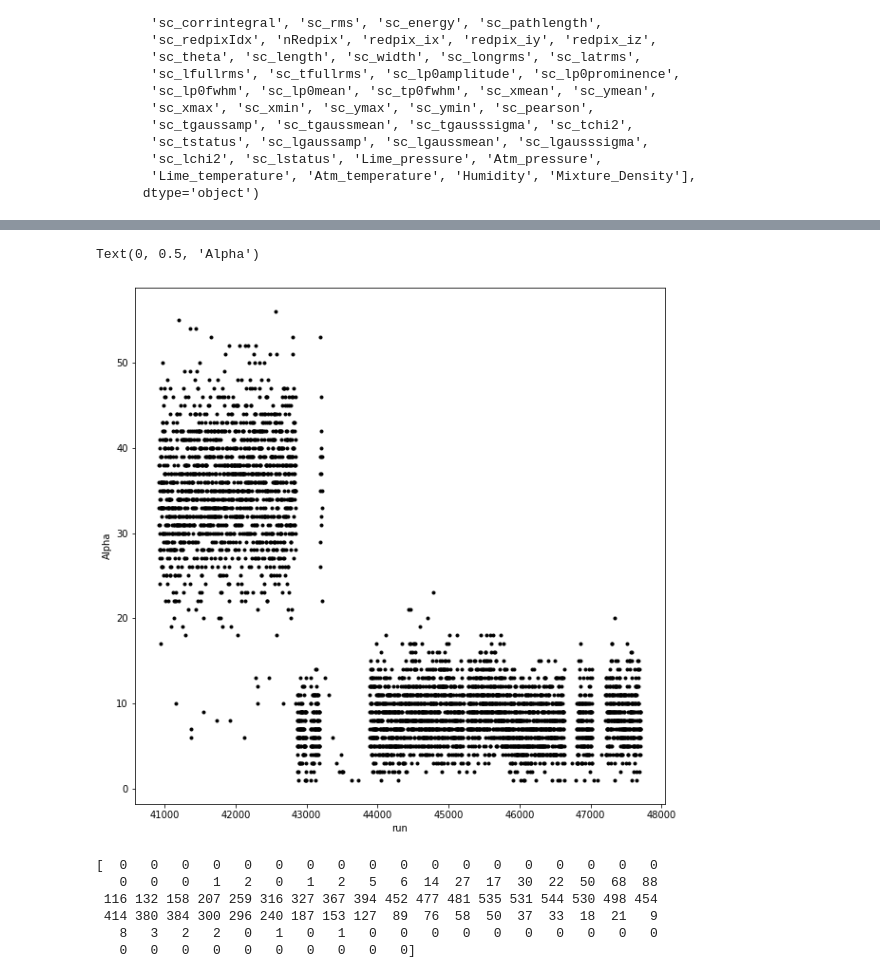
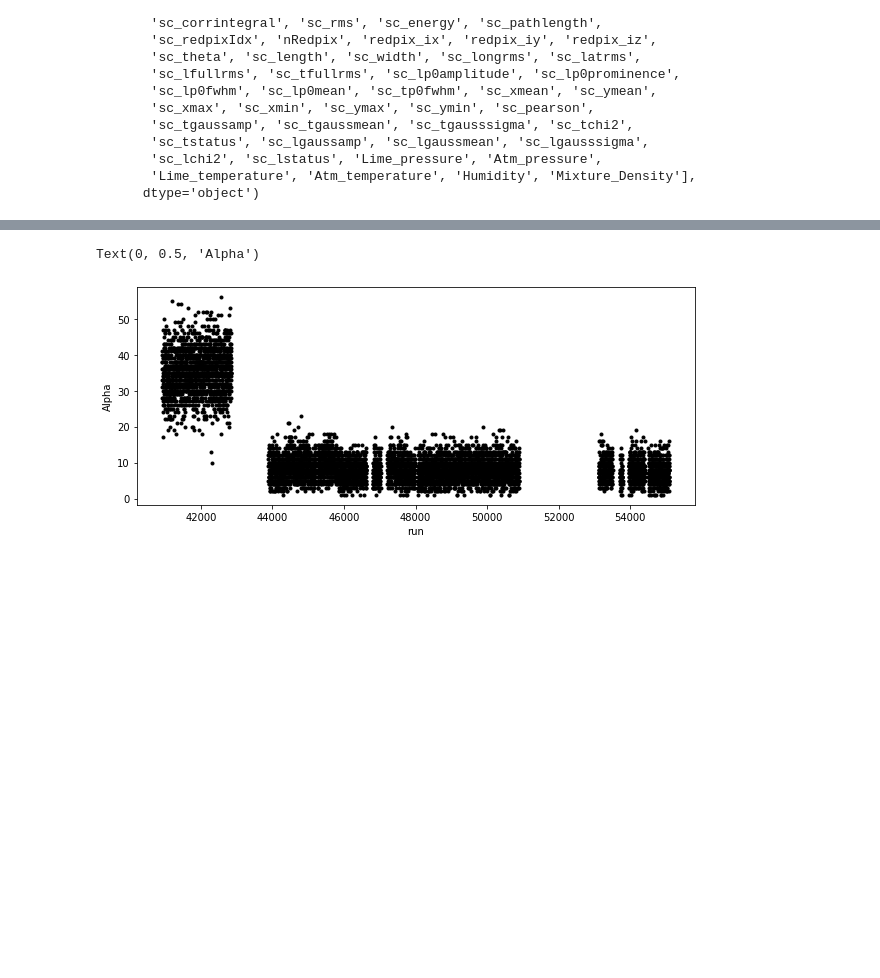
Before and after one commit to gmazzitelli/cygno_cloud, a Jupyter notebook: readPKL.ipynb, the cells around one changed output, grey strips where cells are left out. Drawn from its saved outputs; the diff is of its cells as text; code cells hidden in the pictures; blank space fills up the shorter version.

Commit message:
mu/alpha

```diff
--- a/readPKL.ipynb
+++ b/readPKL.ipynb
@@ -8,7 +8,8 @@ image = np.zeros((2304, 2304), dtype=np.int64)
 x_var = []
 y_var = []
 data_to_save = {}
-run=43628
+run=47222
+run=58114
 force = True
 if runInfo[runInfo.run_number==run].source_type.values[0]==0 or force:
     run_name = '/jupyter-workspace/cloud-storage/cygno-analysis/pkl/'+'reco_run{0:05d}_3D.pkl.gz'.format(run)
@@ -132,2 +62,0 @@ plt.show()
-# %%
-df = pd.DataFrame({'a': [1], 'b': [1], 'd':[1]})
@@ -163,0 +176,9 @@ print (a, b, a+b)
+# %%
+x = np.hstack(dfall.sc_nhits)
+y = np.hstack(dfall.sc_integral/dfall.sc_nhits)
+plt.plot(x, y, 'b.')
+cut = np.hstack(dfall.sc_length)
+plt.plot(x[cut>50], y[cut>50], 'g.')
+plt.axhline(20, color='r')
+plt.axvline(1000, color='r')
+plt.show()
@@ -163,0 +187,17 @@ print (a, b, a+b)
+# %%
+def alpha_rate(cut,length, xmax=40):
+#    cut = dfall.sc_integral/dfall.sc_nhits
+    nalpha = 0
+    for i in range(len(cut)):
+#        nalpha +=len(cut[i][(cut[i]>40) & (dfall.sc_length[i]>50)])
+        nalpha +=len(cut[i][(cut[i]>40) & (length[i]>50)])
+    return nalpha
+
+x = np.hstack(dfall.sc_length)
+y = np.hstack(dfall.sc_integral/dfall.sc_nhits)
+print(alpha_rate(y,x, xmax=40))
+print(x[y>40])
+plt.plot(x, y, 'b.')
+plt.axhline(50, color='r')
+plt.axvline(40, color='r')
+plt.show()
@@ -310,18 +641,8 @@ Text(0, 0.5, 'nSc')
 # %%
-fig, ax=plt.subplots(1,figsize=(10,10))
+fig, ax=plt.subplots(1,figsize=(10,4))
 plt.plot(df.run[(df.alpha>0)], df.alpha[(df.alpha>0)], 'k.')
 plt.xlabel('run')
 plt.ylabel('Alpha')
 # %% [output]
 Text(0, 0.5, 'Alpha')
-[figure, old version]
+[figure, new version]
-# %%
-arr = np.random.normal(10, 3, 10000)
-myhist = myHist(arr, bins=100, range=(-10, +30))
-# %% [output]
-[  0   0   0   0   0   0   0   0   0   0   0   0   0   0   0   0   0   0
-   0   0   0   1   2   0   1   2   5   6  14  27  17  30  22  50  68  88
- 116 132 158 207 259 316 327 367 394 452 477 481 535 531 544 530 498 454
- 414 380 384 300 296 240 187 153 127  89  76  58  50  37  33  18  21   9
-   8   3   2   2   0   1   0   1   0   0   0   0   0   0   0   0   0   0
-   0   0   0   0   0   0   0   0   0   0]
```
Also changed, not shown: parts of 32 cells of this notebook, 2 other files.
